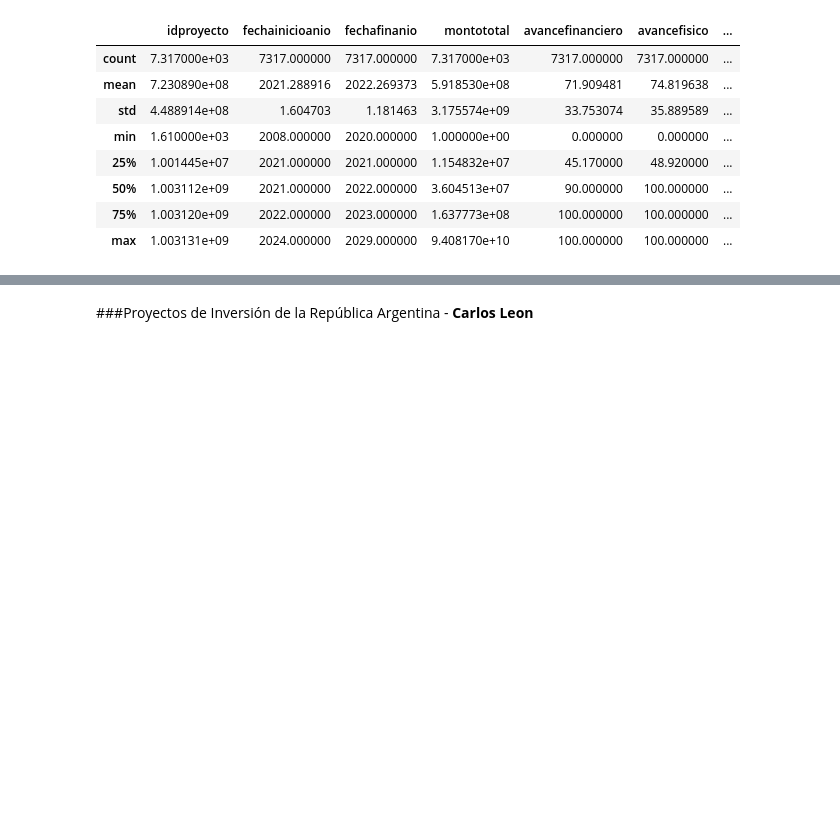
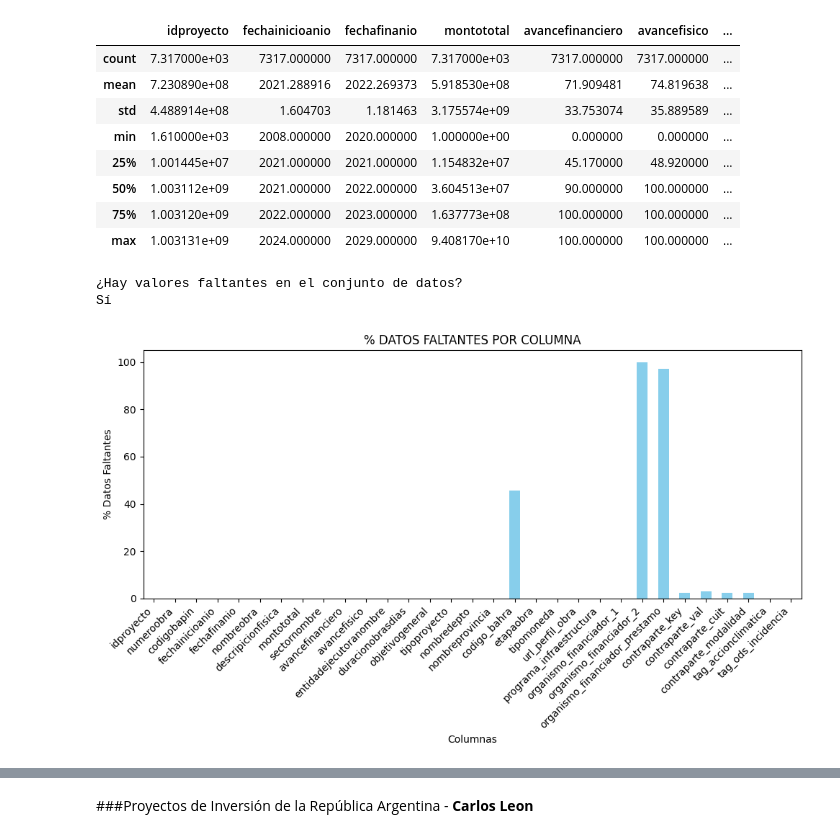
Before and after one commit to ingcarlosleon/data-Mapainversiones, a Jupyter notebook: Caso_de_Uso.ipynb, the cells around one changed output, grey strips where cells are left out. Drawn from its saved outputs; the diff is of its cells as text; code cells hidden in the pictures; blank space fills up the shorter version.

```diff
--- a/Caso_de_Uso.ipynb
+++ b/Caso_de_Uso.ipynb
@@ -109,3 +127,37 @@ Spatial Data Works - Describe
 | 50% | 1.003112e+09 | 2021.000000 | 2022.000000 | 3.604513e+07 | 90.000000 | 100.000000 | ... |
 | 75% | 1.003120e+09 | 2022.000000 | 2023.000000 | 1.637773e+08 | 100.000000 | 100.000000 | ... |
 | max | 1.003131e+09 | 2024.000000 | 2029.000000 | 9.408170e+10 | 100.000000 | 100.000000 | ... |
+# %%
+#Verificamos si existen valores faltantes en nuestro conjunto
+print("¿Hay valores faltantes en el conjunto de datos?")
+if (df_spatial_data_works.isna().values.any())==True:
+  print("Sí")
+else:
+  print("No")
+# %% [output]
+¿Hay valores faltantes en el conjunto de datos?
+Sí
+# %%
+#Graficamos el porcentaje de datos faltantes por cada columna del conjunto
+import matplotlib.pyplot as plt
+import matplotlib.image as mpimg
+import seaborn as sns
+import math
+import numpy as np
+import warnings
+from sklearn.preprocessing import StandardScaler
+from sklearn.cluster import KMeans
+
+
+columnas_valor_faltante = df_spatial_data_works.isnull().mean() * 100
+
+plt.figure(figsize=(10, 6))
+columnas_valor_faltante.plot(kind='bar', color='skyblue')
+plt.title('% DATOS FALTANTES POR COLUMNA')
+plt.xlabel('Columnas')
+plt.ylabel('% Datos Faltantes')
+plt.xticks(rotation=45, ha='right')
+plt.tight_layout()
+plt.show()
+# %% [output]
+[figure, added]
```
Also changed, not shown: parts of 3 cells of this notebook.
